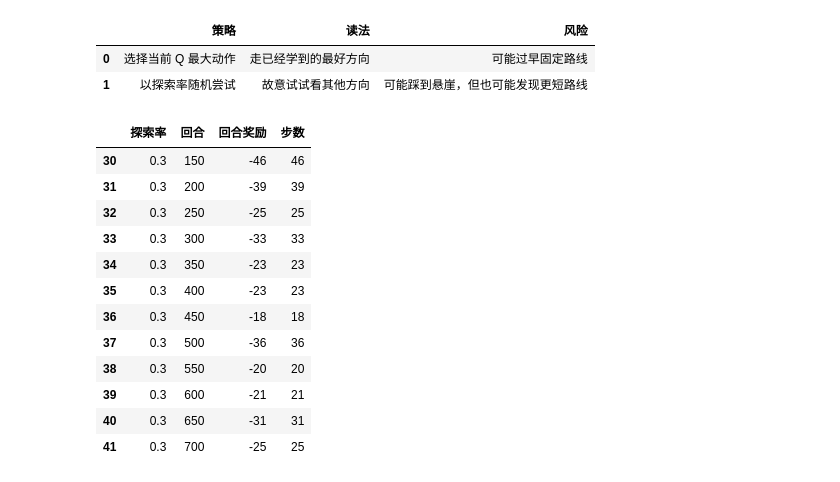
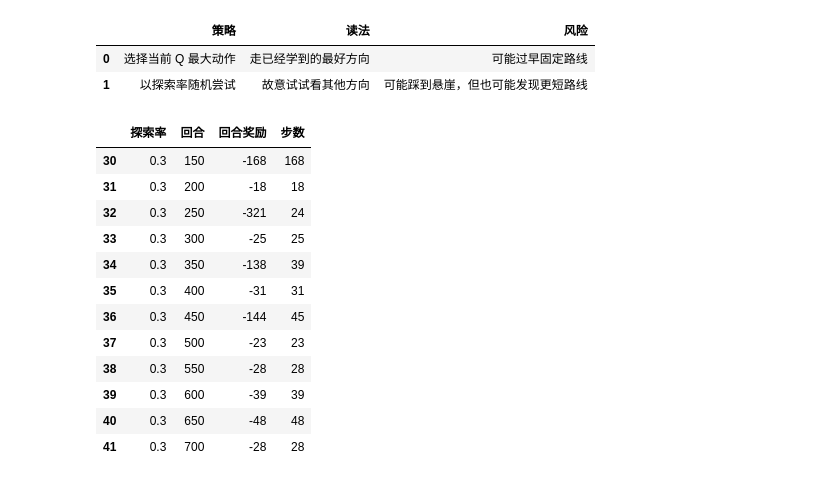
Before and after one commit to zhesun-0209/ai-thinking-labs, a Jupyter notebook: notebooks/ch11_epsilon_greedy.ipynb, the cells around one changed output. Cells and saved outputs as stored; diff of their text form; code cells hidden in the pictures.

```diff
--- a/notebooks/ch11_epsilon_greedy.ipynb
+++ b/notebooks/ch11_epsilon_greedy.ipynb
@@ -122,7 +122,8 @@ display(pd.DataFrame({
 # %%
 # 悬崖行走：在经典网格任务里比较不同探索率的 SARSA。
 def train_cliff_sarsa(epsilon, episodes=700, alpha=0.45, gamma=0.99, seed=0):
-    env = gym.make("CliffWalking-v0")
+    env = gym.make("CliffWalking")
+    env.action_space.seed(seed)
     rng = np.random.default_rng(seed)
     Q = np.zeros((env.observation_space.n, env.action_space.n))
     rows = []
@@ -141,45 +142,45 @@ def train_cliff_sarsa(epsilon, episodes=700, alpha=0.45, gamma=0.99, seed=0):
         while not (terminated or truncated) and steps < 200:
             next_state, reward, terminated, truncated, _ = env.step(action)
             next_action = choose_action(next_state)
             target = reward + gamma * Q[next_state, next_action] * (not (terminated or truncated))
             Q[state, action] += alpha * (target - Q[state, action])
             state, action = next_state, next_action
             total_reward += reward
             steps += 1
         if episode % 50 == 0:
             rows.append({"epsilon": epsilon, "episode": episode, "reward": total_reward, "steps": steps})
     env.close()
     return pd.DataFrame(rows), Q
 
 
 cliff_runs = []
 cliff_tables = {}
 for eps in [0.05, 0.10, 0.30]:
     trace, Q = train_cliff_sarsa(eps, seed=21)
     cliff_runs.append(trace)
     cliff_tables[eps] = Q
 
 cliff_trace = pd.concat(cliff_runs, ignore_index=True)
 display(cliff_trace.tail(12).rename(columns={
     "epsilon": "探索率",
     "episode": "回合",
     "reward": "回合奖励",
     "steps": "步数",
 }))
 # %% [output]
 |  | 探索率 | 回合 | 回合奖励 | 步数 |
-| 30 | 0.3 | 150 | -46 | 46 |
-| 31 | 0.3 | 200 | -39 | 39 |
-| 32 | 0.3 | 250 | -25 | 25 |
-| 33 | 0.3 | 300 | -33 | 33 |
-| 34 | 0.3 | 350 | -23 | 23 |
-| 35 | 0.3 | 400 | -23 | 23 |
-| 36 | 0.3 | 450 | -18 | 18 |
-| 37 | 0.3 | 500 | -36 | 36 |
-| 38 | 0.3 | 550 | -20 | 20 |
-| 39 | 0.3 | 600 | -21 | 21 |
-| 40 | 0.3 | 650 | -31 | 31 |
-| 41 | 0.3 | 700 | -25 | 25 |
+| 30 | 0.3 | 150 | -168 | 168 |
+| 31 | 0.3 | 200 | -18 | 18 |
+| 32 | 0.3 | 250 | -321 | 24 |
+| 33 | 0.3 | 300 | -25 | 25 |
+| 34 | 0.3 | 350 | -138 | 39 |
+| 35 | 0.3 | 400 | -31 | 31 |
+| 36 | 0.3 | 450 | -144 | 45 |
+| 37 | 0.3 | 500 | -23 | 23 |
+| 38 | 0.3 | 550 | -28 | 28 |
+| 39 | 0.3 | 600 | -39 | 39 |
+| 40 | 0.3 | 650 | -48 | 48 |
+| 41 | 0.3 | 700 | -28 | 28 |
 # %%
 # 用训练后的 Q 表走一条贪心路线，查看智能体会如何从 S 走向 G。
 def run_cliff_greedy_path(Q, max_steps=40):
```
Also changed, not shown: parts of 2 cells of this notebook, 2 other files.
